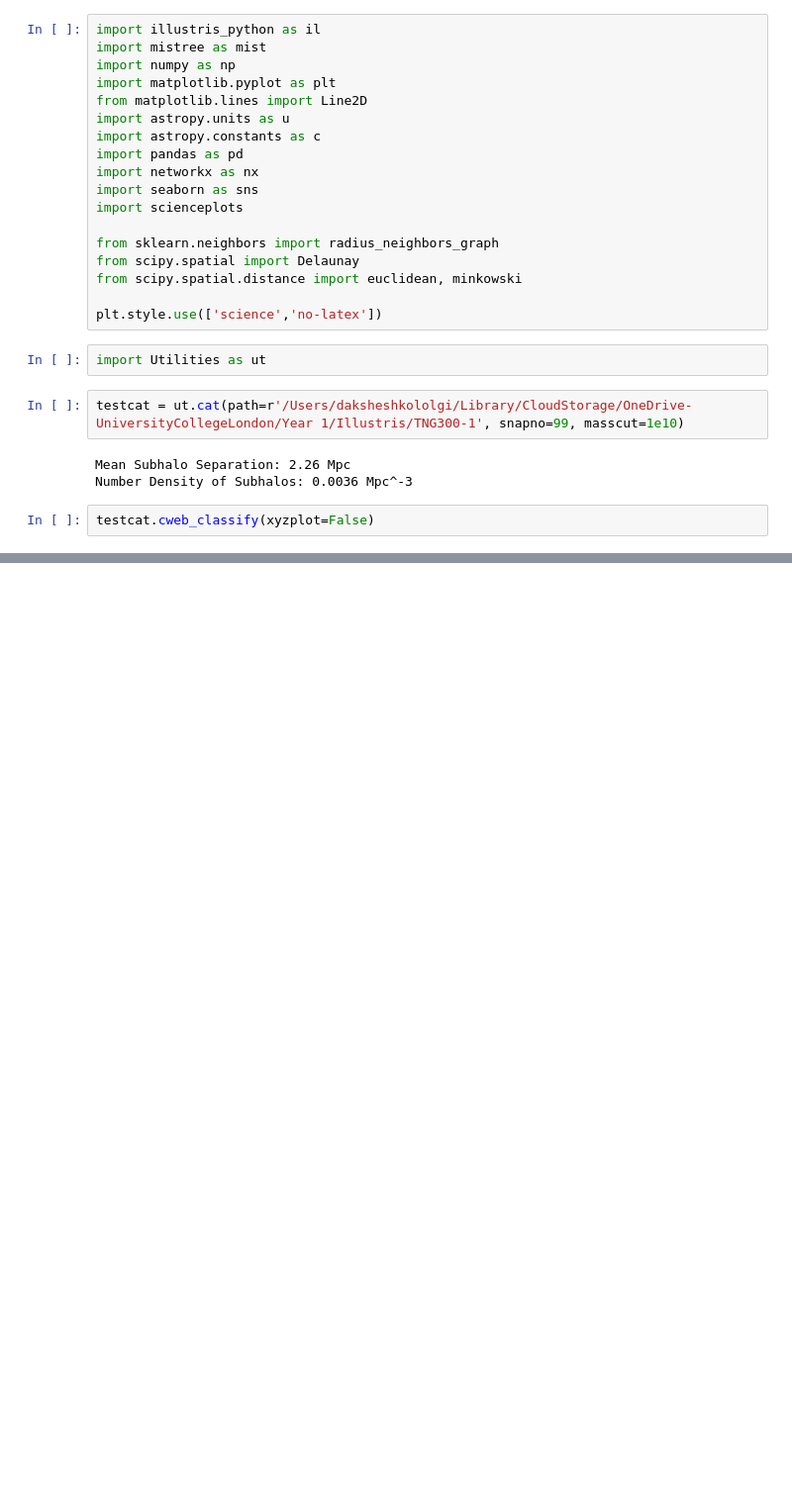
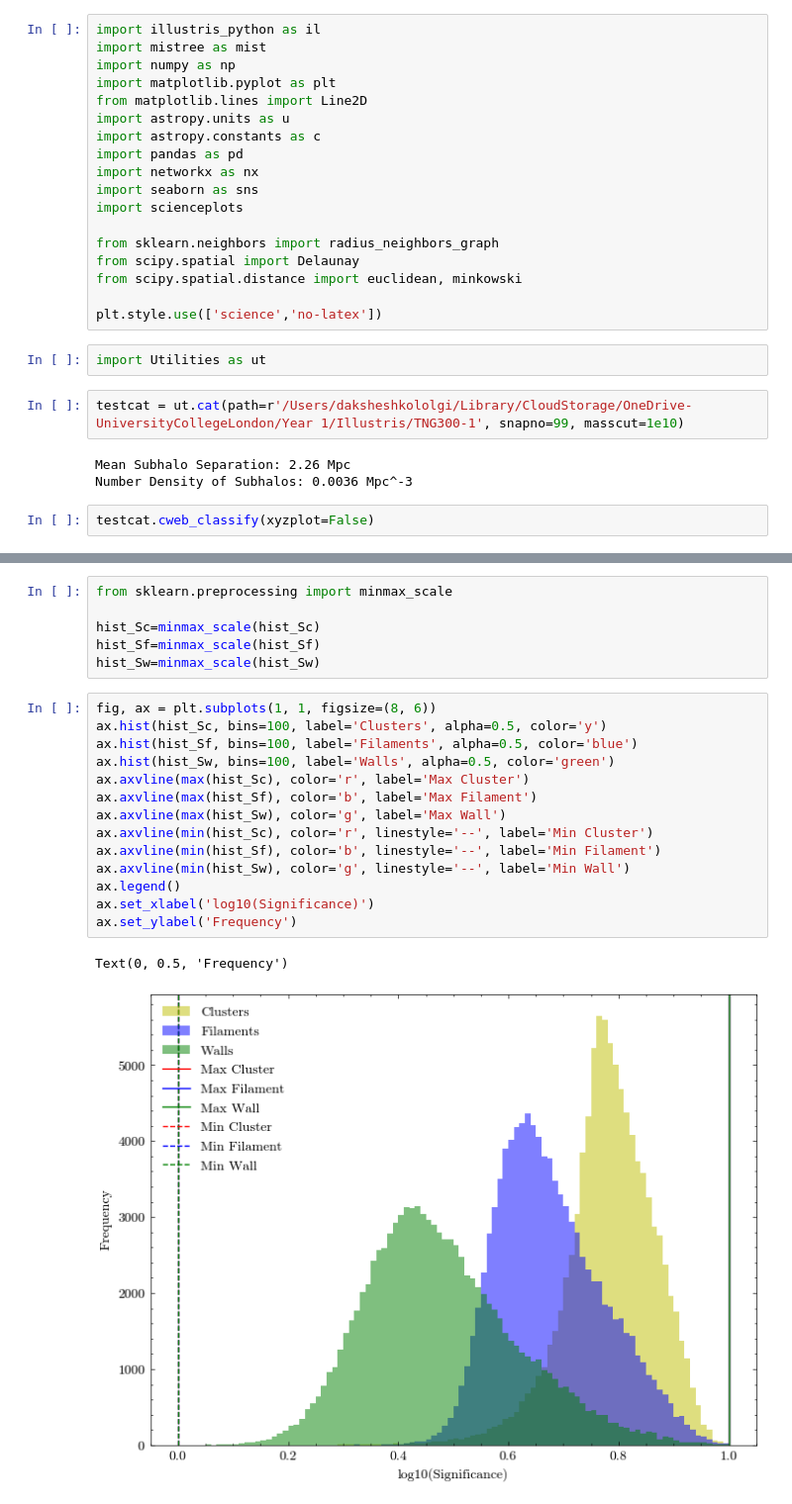
Before and after one commit to jdpkololgi/Illustris, a Jupyter notebook: significance_testing.ipynb, the cells around one changed output, grey strips where cells are left out. Shown: that part at 99% size. Cells and saved outputs as stored; diff of their text form; blank space fills up the shorter version.

```diff
--- a/significance_testing.ipynb
+++ b/significance_testing.ipynb
@@ -31,0 +74,23 @@ AttributeError: 'cat' object has no attribute 'Sf'
+# %%
+from sklearn.preprocessing import minmax_scale
+
+hist_Sc=minmax_scale(hist_Sc)
+hist_Sf=minmax_scale(hist_Sf)
+hist_Sw=minmax_scale(hist_Sw)
+# %%
+fig, ax = plt.subplots(1, 1, figsize=(8, 6))
+ax.hist(hist_Sc, bins=100, label='Clusters', alpha=0.5, color='y')
+ax.hist(hist_Sf, bins=100, label='Filaments', alpha=0.5, color='blue')
+ax.hist(hist_Sw, bins=100, label='Walls', alpha=0.5, color='green')
+ax.axvline(max(hist_Sc), color='r', label='Max Cluster')
+ax.axvline(max(hist_Sf), color='b', label='Max Filament')
+ax.axvline(max(hist_Sw), color='g', label='Max Wall')
+ax.axvline(min(hist_Sc), color='r', linestyle='--', label='Min Cluster')
+ax.axvline(min(hist_Sf), color='b', linestyle='--', label='Min Filament')
+ax.axvline(min(hist_Sw), color='g', linestyle='--', label='Min Wall')
+ax.legend()
+ax.set_xlabel('log10(Significance)')
+ax.set_ylabel('Frequency')
+# %% [output]
+Text(0, 0.5, 'Frequency')
+[figure, added]
```
Also changed, not shown: parts of 6 cells of this notebook, 3 other files.
